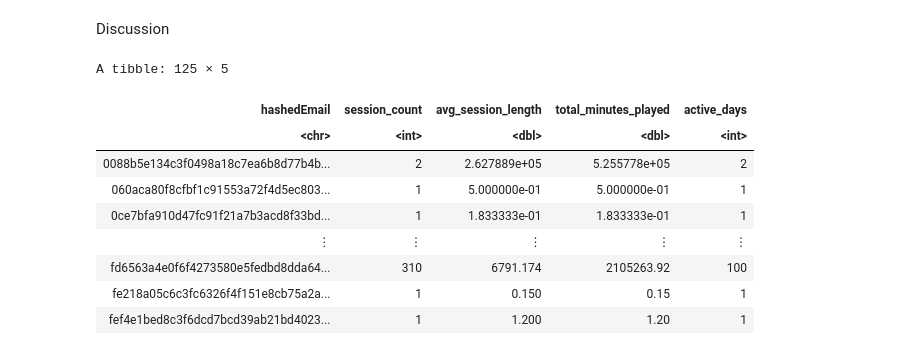
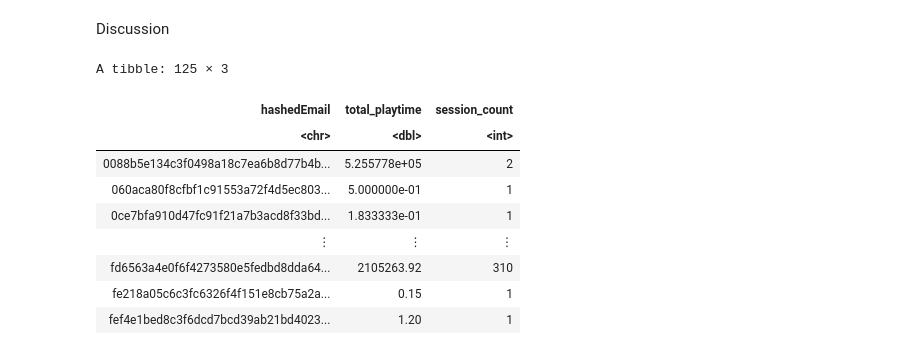
Before and after one commit to Zohranikjo/Game-Related-Newsletter-Subscription-Prediction-, a Jupyter notebook: subscription_modeling.ipynb, the cells around one changed output. Saved outputs shown, nothing was run; the diff lists cells and outputs as text; code cells hidden in the pictures.

```diff
--- a/subscription_modeling.ipynb
+++ b/subscription_modeling.ipynb
@@ -86,15 +80,17 @@ A spec_tbl_df: 1535 × 5
 | fd6563a4e0f6f4273580e5fedbd8dda64... | 25/07/2024 06:15 | 25/07/2024 06:22 | 1.72189e+12 | 1.72189e+12 |
 | 36d9cbb4c6bc0c1a6911436d2da0d09ec... | 20/05/2024 02:26 | 20/05/2024 02:45 | 1.71617e+12 | 1.71617e+12 |
 # %%
+# 1. Calculate session length safely
 sessions <- sessions |>
-mutate(start_time = ymd_hms(start_time),
+  mutate(
+    start_time = ymd_hms(start_time),
     end_time = ymd_hms(end_time),
     session_seconds = as.numeric(difftime(end_time, start_time, units = "secs")),
-    session_length = session_seconds / 60  # keep it named session_length (now in minutes)
+    session_length = session_seconds / 60  # minutes
   ) |>
-  select(-session_length, everything()) |>  # remove old column if it still exists
-  relocate(session_length, .after = end_time)  # optional: move it next to time cols
-
+  filter(session_length > 0) |>  # ❗ remove negative/zero durations
+  select(-session_seconds) |>
+  relocate(session_length, .after = end_time)
 
 sessions
 # %% [output]
@@ -111,25 +107,23 @@ A tibble: 1535 × 7
 # %% [markdown]
 Discussion
 # %%
+# 2. Summarize playtime + sessions per player
 session_summary <- sessions |>
   group_by(hashedEmail) |>
-  summarise(
-    session_count = n(),
-    avg_session_length = mean(session_length, na.rm = TRUE),
-    total_minutes_played = sum(session_length, na.rm = TRUE),
-    active_days = n_distinct(as_date(start_time)),
-    .groups = "drop"
+  summarize(
+    total_playtime = sum(session_length, na.rm = TRUE),
+    session_count = n()
   )
 session_summary
 # %% [output]
-A tibble: 125 × 5
+A tibble: 125 × 3
-| hashedEmail | session_count | avg_session_length | total_minutes_played | active_days |
-| <chr> | <int> | <dbl> | <dbl> | <int> |
-| 0088b5e134c3f0498a18c7ea6b8d77b4b... | 2 | 2.627889e+05 | 5.255778e+05 | 2 |
-| 060aca80f8cfbf1c91553a72f4d5ec803... | 1 | 5.000000e-01 | 5.000000e-01 | 1 |
-| 0ce7bfa910d47fc91f21a7b3acd8f33bd... | 1 | 1.833333e-01 | 1.833333e-01 | 1 |
-| ⋮ | ⋮ | ⋮ | ⋮ | ⋮ |
-| fd6563a4e0f6f4273580e5fedbd8dda64... | 310 | 6791.174 | 2105263.92 | 100 |
-| fe218a05c6c3fc6326f4f151e8cb75a2a... | 1 | 0.150 | 0.15 | 1 |
-| fef4e1bed8c3f6dcd7bcd39ab21bd4023... | 1 | 1.200 | 1.20 | 1 |
+| hashedEmail | total_playtime | session_count |
+| <chr> | <dbl> | <int> |
+| 0088b5e134c3f0498a18c7ea6b8d77b4b... | 5.255778e+05 | 2 |
+| 060aca80f8cfbf1c91553a72f4d5ec803... | 5.000000e-01 | 1 |
+| 0ce7bfa910d47fc91f21a7b3acd8f33bd... | 1.833333e-01 | 1 |
+| ⋮ | ⋮ | ⋮ |
+| fd6563a4e0f6f4273580e5fedbd8dda64... | 2105263.92 | 310 |
+| fe218a05c6c3fc6326f4f151e8cb75a2a... | 0.15 | 1 |
+| fef4e1bed8c3f6dcd7bcd39ab21bd4023... | 1.20 | 1 |
 # %%
```
Also changed, not shown: parts of 21 cells of this notebook.
